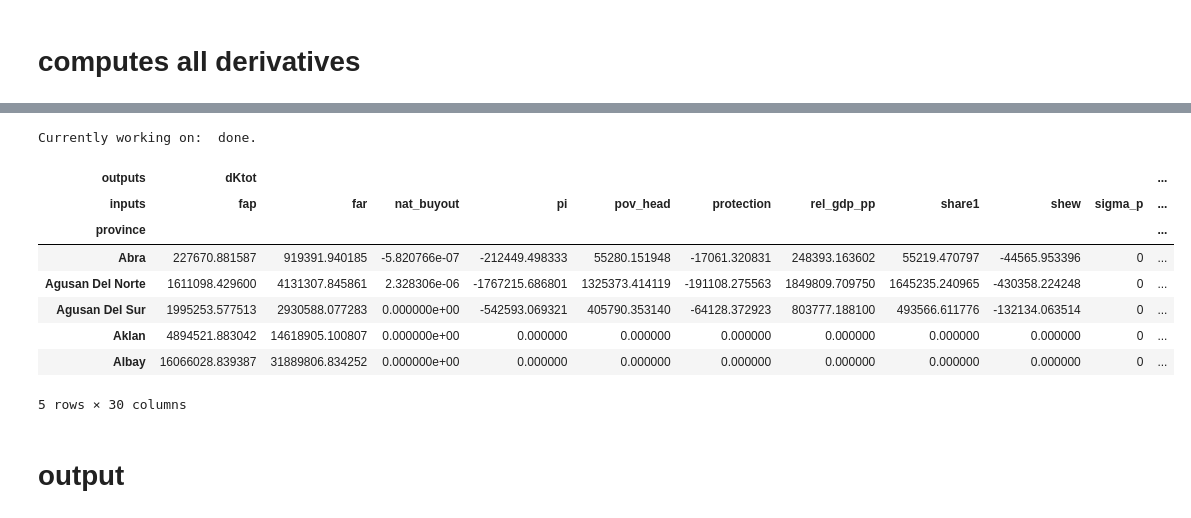
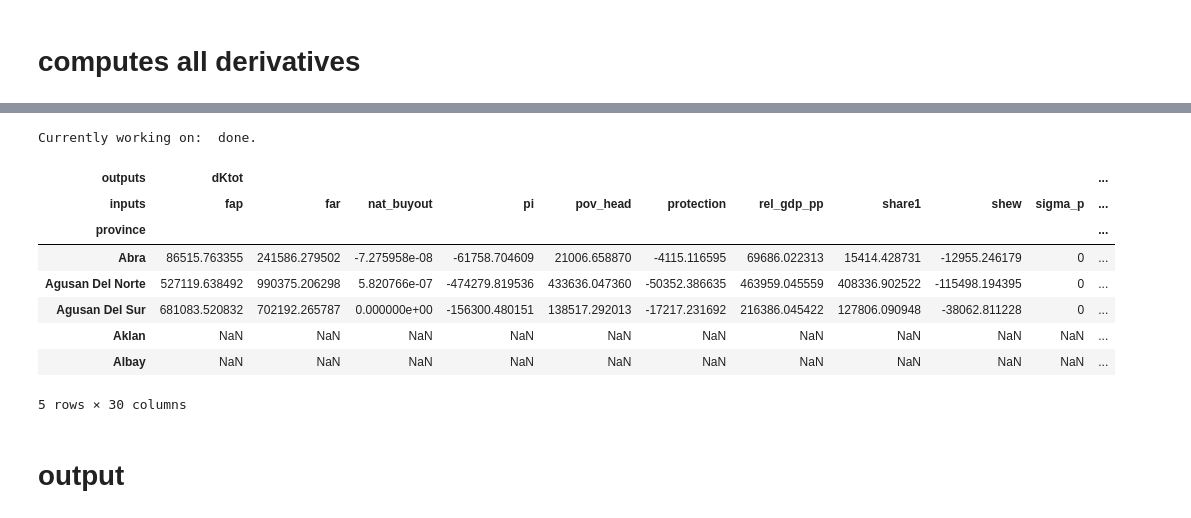
Before and after one commit to adrivsh/resilience_indicator_phl, a Jupyter notebook: systematic_policy_assessment.ipynb, the cells around one changed output, grey strips where cells are left out. Drawn from its saved outputs; the diff is of its cells as text; code cells hidden in the pictures.

```diff
--- a/systematic_policy_assessment.ipynb
+++ b/systematic_policy_assessment.ipynb
@@ -41,19 +41,23 @@ from progress_reporter import *
 
 ###MH set adds and compares
 
-def compute_derivative(df_original,deriv_set,pol_assess_set):
+def compute_derivative(df_original,deriv_set,pol_assess_set, **kwargs):
     der = pd.DataFrame(index=df_original.index, columns=pd.MultiIndex.from_product([deriv_set,pol_assess_set], names=['inputs', 'outputs']))
     h=0.0001
     #loop on all data in df prior to add the results
-    fx = compute_resiliences(df_original)[pol_assess_set]
+    fx = compute_resiliences(df_original, **kwargs)[pol_assess_set]
     for var in deriv_set:
         try:
             progress_reporter(var)
             df_=df_original.copy(deep=True)
             df_[var]=df_[var]+h
-            fxh= compute_resiliences(df_)[pol_assess_set]
+            fxh= compute_resiliences(df_, **kwargs)[pol_assess_set]
             der[var] = ((fxh-fx)/(h))  # for elasticity: .mul(df_[var],axis=0)/fx
         except TypeError:
             print("no derivative for " +var)
     progress_reporter("done.")
     return der.swaplevel('inputs', 'outputs', axis=1).sort_index(axis=1).dropna(how="all",axis=1)
+# %%
+fr=pd.read_csv("inputs/fa_ratios_river.csv", index_col="province").dropna()
+fr.columns = fr.columns.astype(float)
+fr.head()
@@ -60,16 +72,16 @@ def compute_derivative(df_original,deriv_set,pol_assess_set):
 # %%
-derivatives = compute_derivative(df_original,deriv_set,pol_assess_set)
+derivatives = compute_derivative(df_original,deriv_set,pol_assess_set, fa_ratios=fr)
 derivatives.head()
 # %% [output]
 Currently working on:  done.
 | outputs | dKtot |  |  |  |  |  |  |  |  |  | ... |
 | inputs | fap | far | nat_buyout | pi | pov_head | protection | rel_gdp_pp | share1 | shew | sigma_p | ... |
 | province |  |  |  |  |  |  |  |  |  |  | ... |
-| Abra | 227670.881587 | 919391.940185 | -5.820766e-07 | -212449.498333 | 55280.151948 | -17061.320831 | 248393.163602 | 55219.470797 | -44565.953396 | 0 | ... |
-| Agusan Del Norte | 1611098.429600 | 4131307.845861 | 2.328306e-06 | -1767215.686801 | 1325373.414119 | -191108.275563 | 1849809.709750 | 1645235.240965 | -430358.224248 | 0 | ... |
-| Agusan Del Sur | 1995253.577513 | 2930588.077283 | 0.000000e+00 | -542593.069321 | 405790.353140 | -64128.372923 | 803777.188100 | 493566.611776 | -132134.063514 | 0 | ... |
-| Aklan | 4894521.883042 | 14618905.100807 | 0.000000e+00 | 0.000000 | 0.000000 | 0.000000 | 0.000000 | 0.000000 | 0.000000 | 0 | ... |
-| Albay | 16066028.839387 | 31889806.834252 | 0.000000e+00 | 0.000000 | 0.000000 | 0.000000 | 0.000000 | 0.000000 | 0.000000 | 0 | ... |
+| Abra | 86515.763355 | 241586.279502 | -7.275958e-08 | -61758.704609 | 21006.658870 | -4115.116595 | 69686.022313 | 15414.428731 | -12955.246179 | 0 | ... |
+| Agusan Del Norte | 527119.638492 | 990375.206298 | 5.820766e-07 | -474279.819536 | 433636.047360 | -50352.386635 | 463959.045559 | 408336.902522 | -115498.194395 | 0 | ... |
+| Agusan Del Sur | 681083.520832 | 702192.265787 | 0.000000e+00 | -156300.480151 | 138517.292013 | -17217.231692 | 216386.045422 | 127806.090948 | -38062.811228 | 0 | ... |
+| Aklan | NaN | NaN | NaN | NaN | NaN | NaN | NaN | NaN | NaN | NaN | ... |
+| Albay | NaN | NaN | NaN | NaN | NaN | NaN | NaN | NaN | NaN | NaN | ... |
 5 rows × 30 columns
 # %% [markdown]
 # output
```
Also changed, not shown: parts of 3 cells of this notebook, 18 other files.
